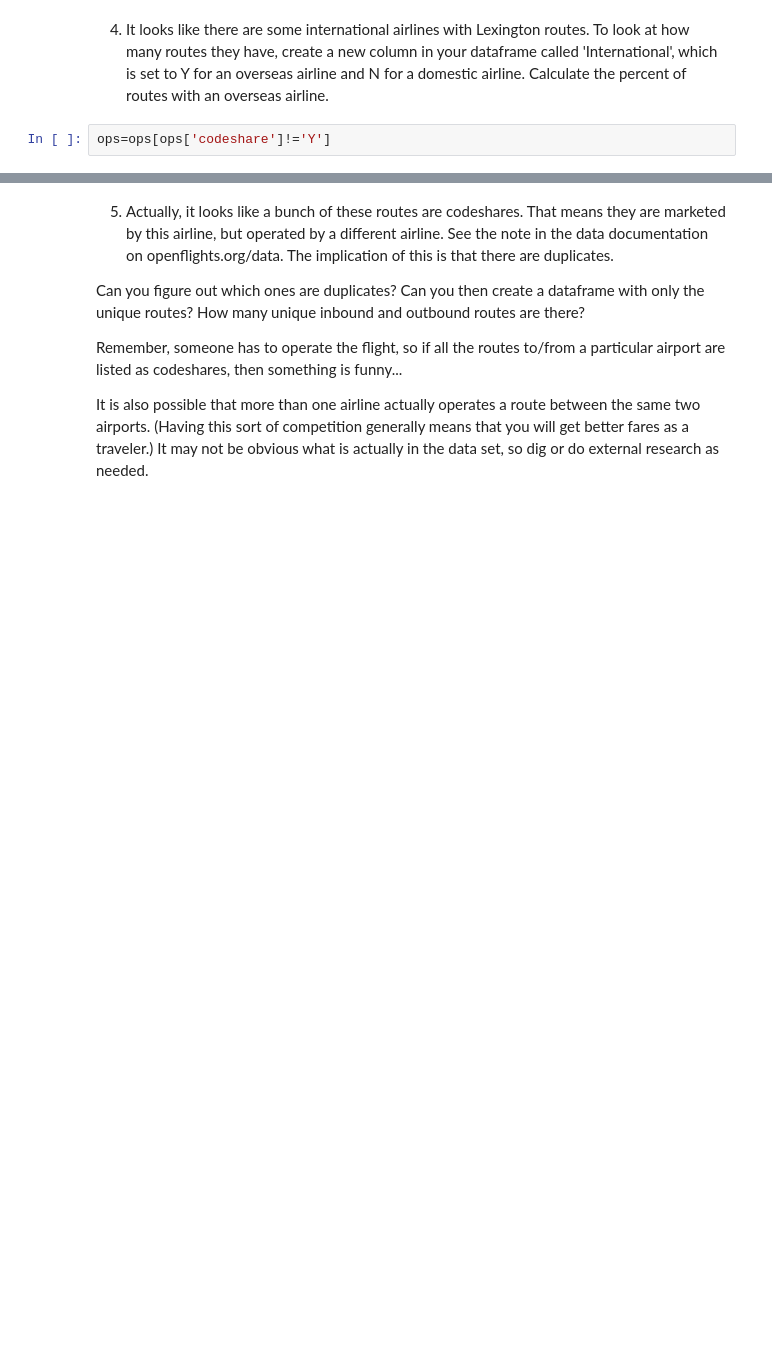
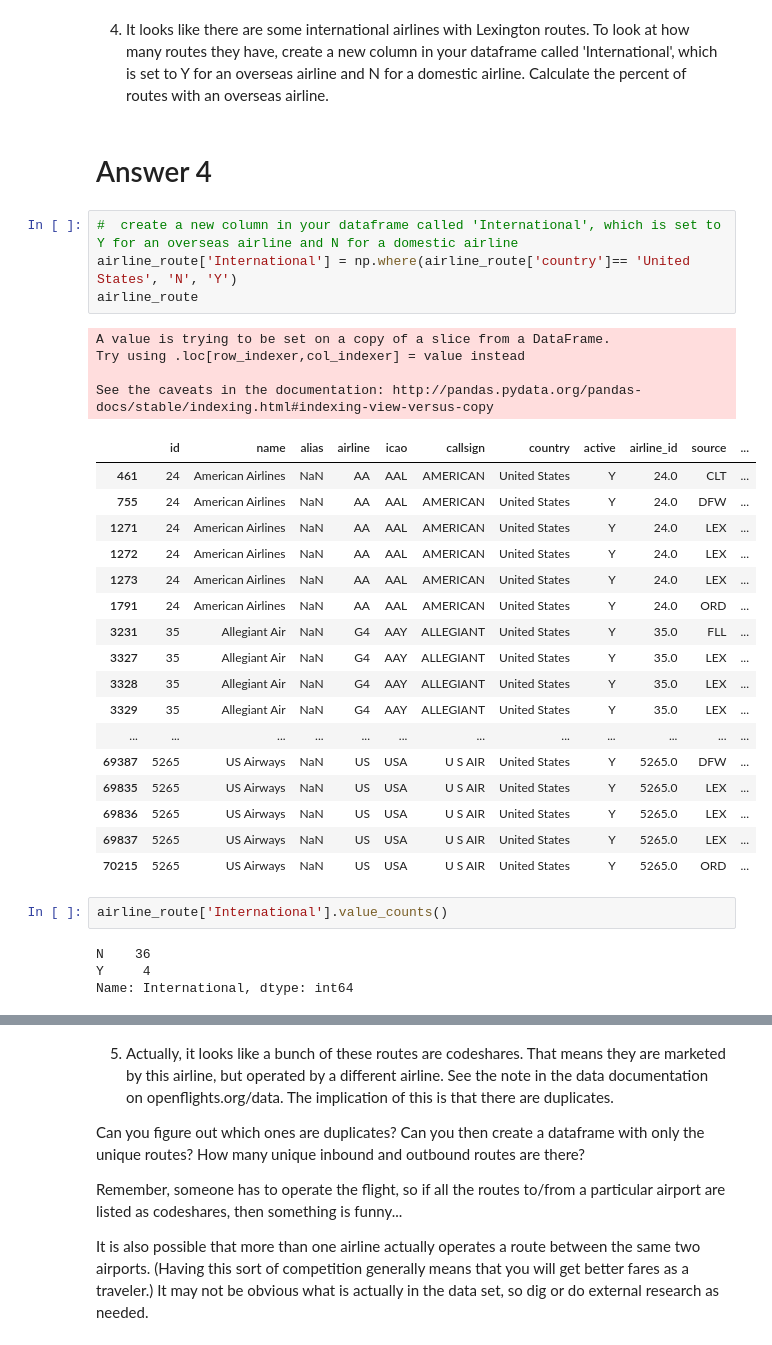
Before and after one commit to shafikamoni/ce599, a Jupyter notebook: 07-Data Wrangling/open-flights.ipynb, the cells around one changed output, grey strips where cells are left out. Saved outputs shown, nothing was run; the diff lists cells and outputs as text; blank space fills up the shorter version.

Commit message:
Data_Wrangling_Assignment

```diff
--- a/07-Data Wrangling/open-flights.ipynb
+++ b/07-Data Wrangling/open-flights.ipynb
@@ -255,4 +321,36 @@ How many routes does each airline have?  The value_counts() method may be useful
 # %% [markdown]
 4) It looks like there are some international airlines with Lexington routes.  To look at how many routes they have, create a new column in your dataframe called 'International', which is set to Y for an overseas airline and N for a domestic airline.  Calculate the percent of routes with an overseas airline.
-# %%
-ops=ops[ops['codeshare']!='Y']
+# %% [markdown]
+# Answer 4
+# %%
+#  create a new column in your dataframe called 'International', which is set to Y for an overseas airline and N for a domestic airline
+airline_route['International'] = np.where(airline_route['country']== 'United States', 'N', 'Y')
+airline_route
+# %% [output]
+A value is trying to be set on a copy of a slice from a DataFrame.
+Try using .loc[row_indexer,col_indexer] = value instead
+
+See the caveats in the documentation: http://pandas.pydata.org/pandas-docs/stable/indexing.html#indexing-view-versus-copy
+|  | id | name | alias | airline | icao | callsign | country | active | airline_id | source | ... |
+| 461 | 24 | American Airlines | NaN | AA | AAL | AMERICAN | United States | Y | 24.0 | CLT | ... |
+| 755 | 24 | American Airlines | NaN | AA | AAL | AMERICAN | United States | Y | 24.0 | DFW | ... |
+| 1271 | 24 | American Airlines | NaN | AA | AAL | AMERICAN | United States | Y | 24.0 | LEX | ... |
+| 1272 | 24 | American Airlines | NaN | AA | AAL | AMERICAN | United States | Y | 24.0 | LEX | ... |
+| 1273 | 24 | American Airlines | NaN | AA | AAL | AMERICAN | United States | Y | 24.0 | LEX | ... |
+| 1791 | 24 | American Airlines | NaN | AA | AAL | AMERICAN | United States | Y | 24.0 | ORD | ... |
+| 3231 | 35 | Allegiant Air | NaN | G4 | AAY | ALLEGIANT | United States | Y | 35.0 | FLL | ... |
+| 3327 | 35 | Allegiant Air | NaN | G4 | AAY | ALLEGIANT | United States | Y | 35.0 | LEX | ... |
+| 3328 | 35 | Allegiant Air | NaN | G4 | AAY | ALLEGIANT | United States | Y | 35.0 | LEX | ... |
+| 3329 | 35 | Allegiant Air | NaN | G4 | AAY | ALLEGIANT | United States | Y | 35.0 | LEX | ... |
+| ... | ... | ... | ... | ... | ... | ... | ... | ... | ... | ... | ... |
+| 69387 | 5265 | US Airways | NaN | US | USA | U S AIR | United States | Y | 5265.0 | DFW | ... |
+| 69835 | 5265 | US Airways | NaN | US | USA | U S AIR | United States | Y | 5265.0 | LEX | ... |
+| 69836 | 5265 | US Airways | NaN | US | USA | U S AIR | United States | Y | 5265.0 | LEX | ... |
+| 69837 | 5265 | US Airways | NaN | US | USA | U S AIR | United States | Y | 5265.0 | LEX | ... |
+| 70215 | 5265 | US Airways | NaN | US | USA | U S AIR | United States | Y | 5265.0 | ORD | ... |
+# %%
+airline_route['International'].value_counts()
+# %% [output]
+N    36
+Y     4
+Name: International, dtype: int64
```
Also changed, not shown: parts of 20 cells of this notebook, 1 other file.
